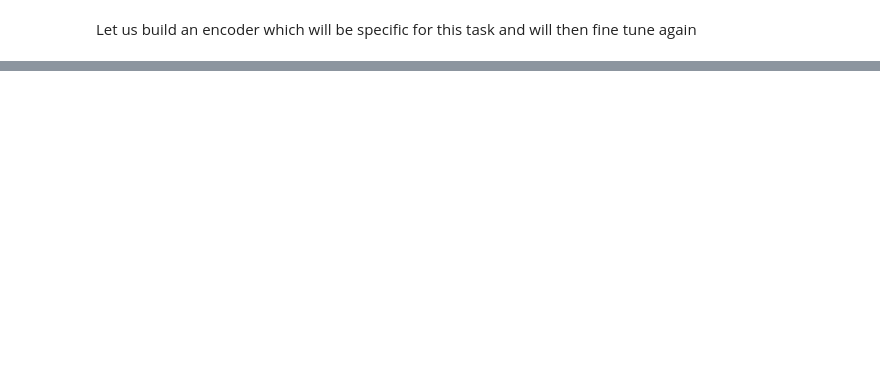
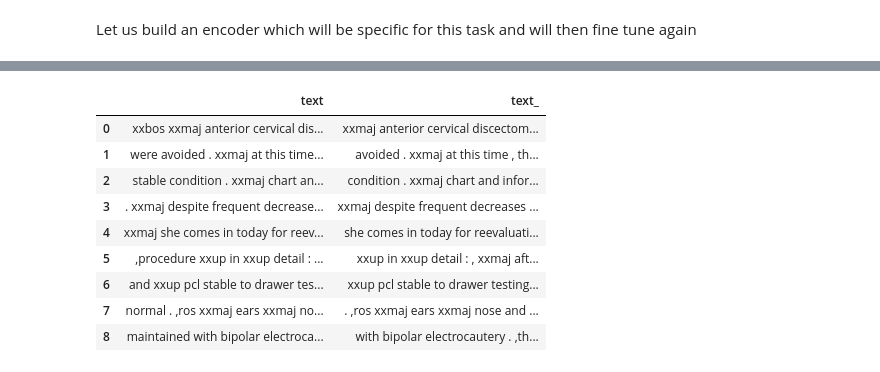
Before and after one commit to shub2022/Text_classifier_Healthcare, a Jupyter notebook: Models.ipynb, the cells around one changed output, grey strips where cells are left out. Drawn from its saved outputs; the diff is of its cells as text; code cells hidden in the pictures; blank space fills up the shorter version.

```diff
--- a/Models.ipynb
+++ b/Models.ipynb
@@ -86,0 +87,16 @@ df.tail()
+# %%
+files = get_text_files(path)
+
+from concurrent.futures import ProcessPoolExecutor
+
+def read_file(file):
+    return open(file, 'r').read()
+
+with ProcessPoolExecutor() as executor:
+    texts = list(executor.map(read_file, files))
+# %%
+df = pd.DataFrame({'text': texts})
+
+# Display the DataFrame
+print(df.head())
+#df.size
@@ -86,0 +110,9 @@ df.tail()
+# %%
+
+text_block = TextBlock.from_df('text', is_lm=True, vocab=None)
+
+# Create the TextDataLoaders with the TextBlock
+dls_lm = DataBlock(blocks=text_block, get_x=ColReader('text'), splitter=RandomSplitter(valid_pct=0.1)).dataloaders(df, bs=64, seq_len=72)
+
+# Display the vocabulary size
+print("Vocabulary Size:", len(dls_lm.vocab))
@@ -86,0 +122,13 @@ df.tail()
+# %%
+dls_lm.show_batch()
+# %% [output]
+|  | text | text_ |
+| 0 | xxbos xxmaj anterior cervical dis... | xxmaj anterior cervical discectom... |
+| 1 | were avoided . xxmaj at this time... | avoided . xxmaj at this time , th... |
+| 2 | stable condition . xxmaj chart an... | condition . xxmaj chart and infor... |
+| 3 | . xxmaj despite frequent decrease... | xxmaj despite frequent decreases ... |
+| 4 | xxmaj she comes in today for reev... | she comes in today for reevaluati... |
+| 5 | ,procedure xxup in xxup detail : ... | xxup in xxup detail : , xxmaj aft... |
+| 6 | and xxup pcl stable to drawer tes... | xxup pcl stable to drawer testing... |
+| 7 | normal . ,ros xxmaj ears xxmaj no... | . ,ros xxmaj ears xxmaj nose and ... |
+| 8 | maintained with bipolar electroca... | with bipolar electrocautery . ,th... |
```
Also changed, not shown: parts of 22 cells of this notebook.
